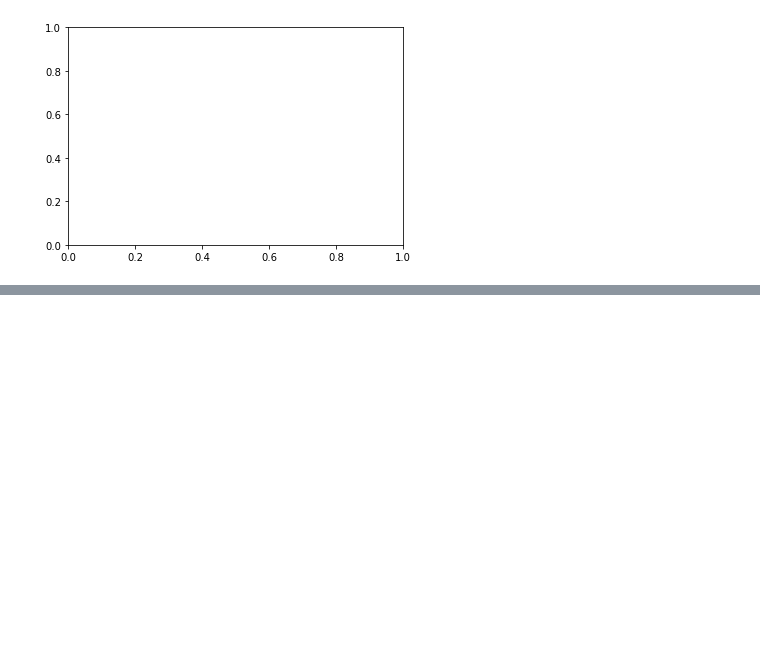
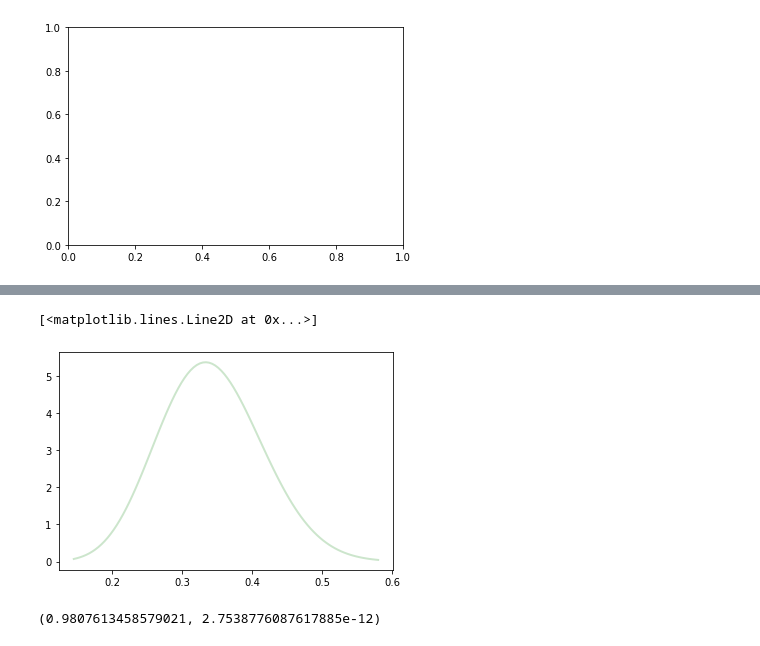
Before and after one commit to aidken/reading_notes_bayesian_the_fun_way, a Jupyter notebook: notes.ipynb, the cells around one changed output, grey strips where cells are left out. Saved outputs shown, nothing was run; the diff lists cells and outputs as text; code cells hidden in the pictures; blank space fills up the shorter version.

```diff
--- a/notes.ipynb
+++ b/notes.ipynb
@@ -22,0 +65,38 @@ fig
+# %%
+# let's draw the beta distribution
+
+from scipy.stats import beta
+import matplotlib.pyplot as plt
+import numpy as np
+fig, ax = plt.subplots(1, 1)
+
+# alpha is the number of positive outcomes
+a = 14
+
+# beta is the number of negative outcomes
+b = 27
+
+x = np.linspace(
+    beta.ppf(0.001, a, b),
+    beta.ppf(0.999, a, b),
+    100
+)
+
+ax.plot(x,
+    beta.pdf(x, a, b),
+    'g-',
+    lw = 2,
+    alpha = 0.2,
+    label = 'Beta Probablity Density Function'
+)
+# %% [output]
+[<matplotlib.lines.Line2D at 0x...>]
+[figure, added]
+# %%
+# you can calcualte integral with scipy.integrate
+
+import scipy.integrate as integrate
+result = integrate.quad(lambda p: beta.pdf(p, a, b), 0, 0.5)
+result  # returns (0.9807613458579021, 2.7538776087617885e-12)
+# %% [output]
+(0.9807613458579021, 2.7538776087617885e-12)
```
Also changed, not shown: parts of 4 cells of this notebook.
